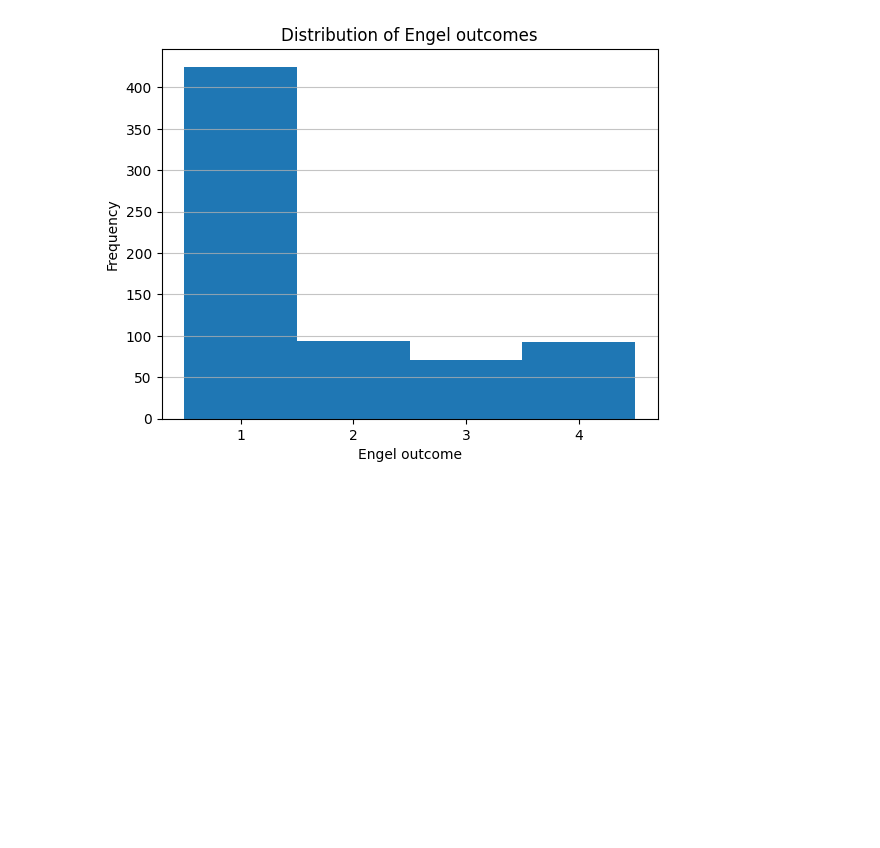
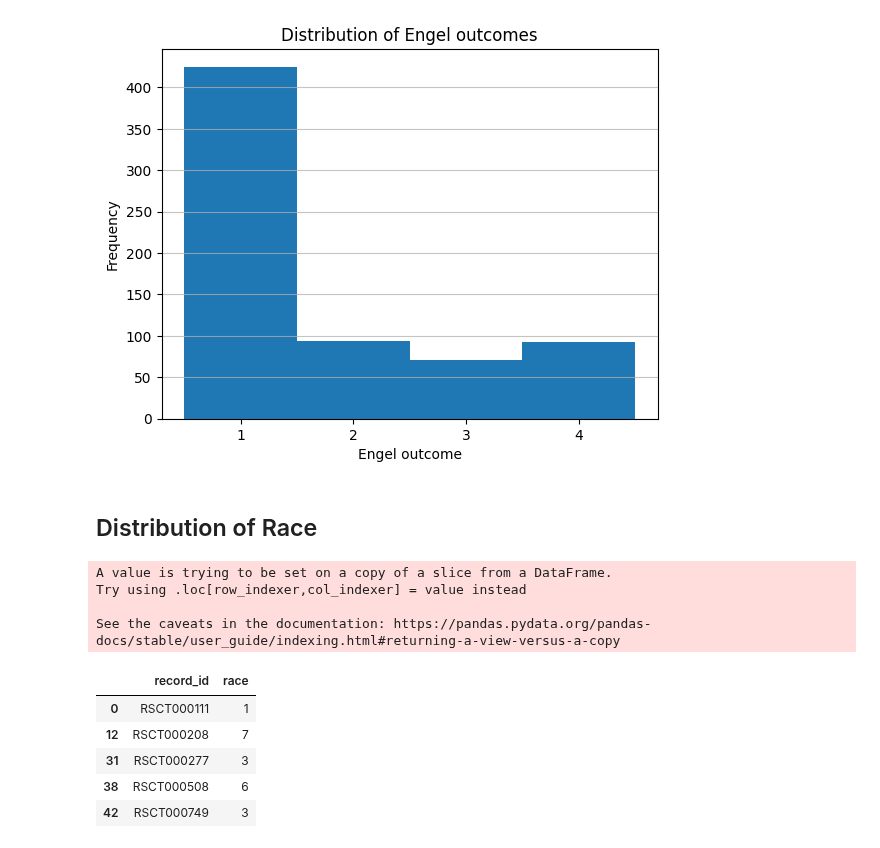
Before and after one commit to AmauryPelzer/Engel-outcome-prediction, a Jupyter notebook: notebooks/1. preprocessing/preprocessing.ipynb, the cells around one changed output. Cells and saved outputs as stored; diff of their text form; code cells hidden in the pictures; blank space fills up the shorter version.

Commit message:
Added race distribution and Na percentages

```diff
--- a/notebooks/1. preprocessing/preprocessing.ipynb
+++ b/notebooks/1. preprocessing/preprocessing.ipynb
@@ -104,3 +114,20 @@ plt.grid(axis='y', alpha=0.75)
 plt.show()
 # %% [output]
 [figure]
+# %% [markdown]
+## Distribution of Race
+# %%
+# Create 1 column out of the 7 dummy variables for race
+df_mrn['race'] = df_mrn[['race___1', 'race___2', 'race___3', 'race___4', 'race___5', 'race___6', 'race___7']].idxmax(axis=1).str.split('___').str[1].astype(int)
+df_mrn[["record_id", "race"]].head()
+# %% [output]
+A value is trying to be set on a copy of a slice from a DataFrame.
+Try using .loc[row_indexer,col_indexer] = value instead
+
+See the caveats in the documentation: https://pandas.pydata.org/pandas-docs/stable/user_guide/indexing.html#returning-a-view-versus-a-copy
+|  | record_id | race |
+| 0 | RSCT000111 | 1 |
+| 12 | RSCT000208 | 7 |
+| 31 | RSCT000277 | 3 |
+| 38 | RSCT000508 | 6 |
+| 42 | RSCT000749 | 3 |
```
Also changed, not shown: parts of 16 cells of this notebook, 1 other file.
